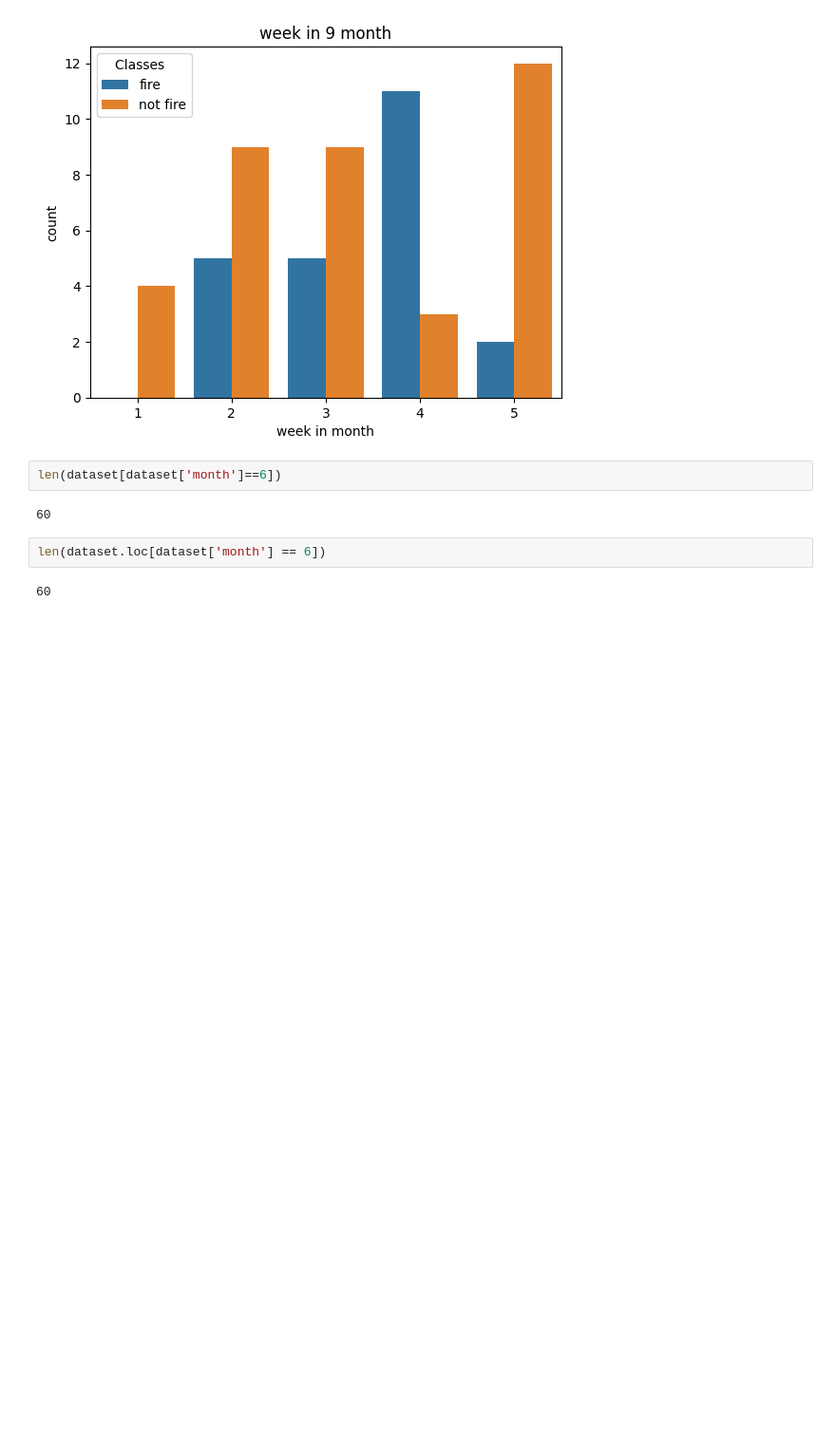
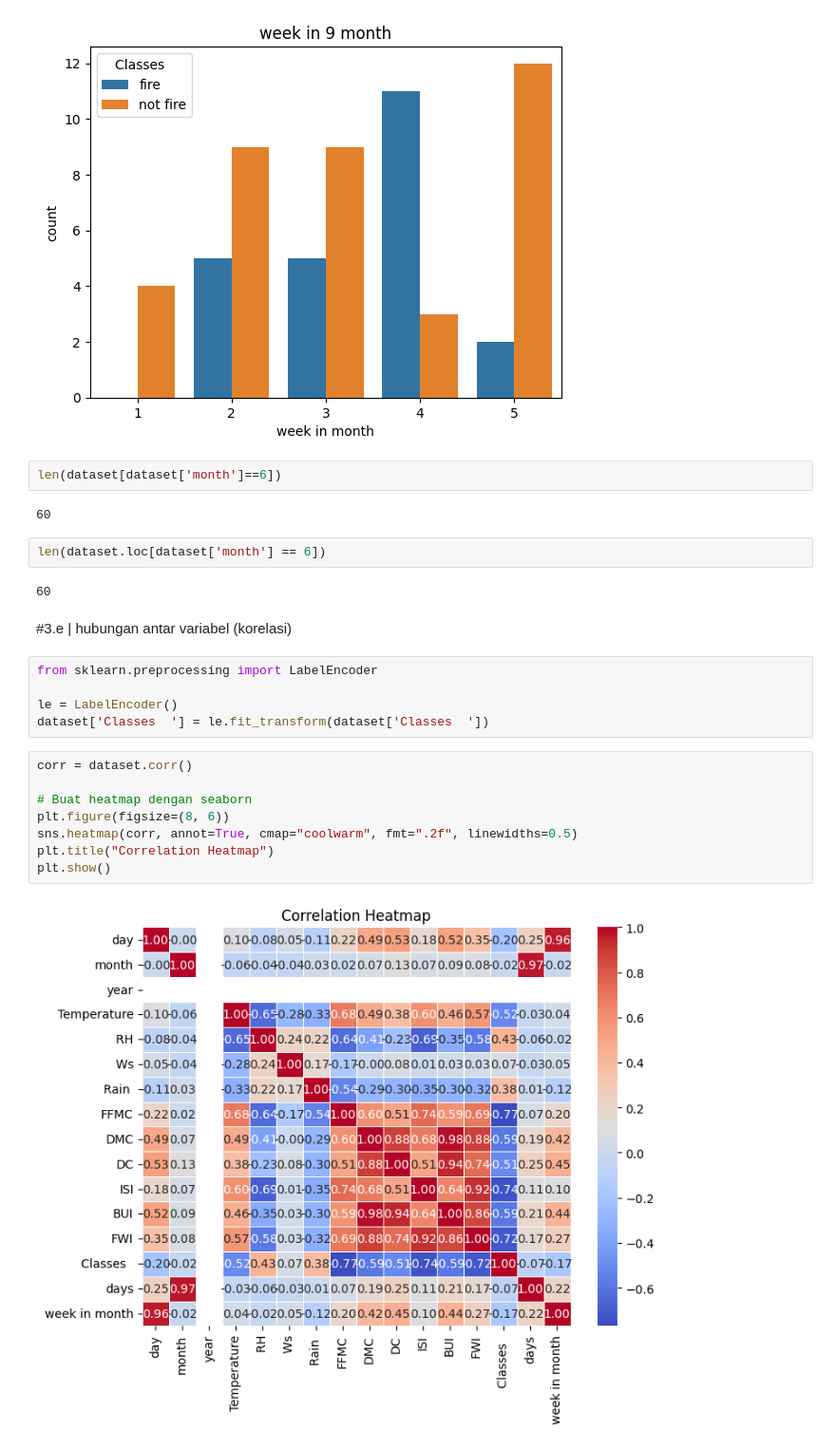
Before and after one commit to inikanipp/Algerian_Forest_Fires_Classification_Prediction, a Jupyter notebook: model/random_forest_classification.ipynb, the cells around one changed output. Shown: that part at 95% size. Cells and saved outputs as stored; diff of their text form; blank space fills up the shorter version.

Commit message:
add : correlation map

```diff
--- a/model/random_forest_classification.ipynb
+++ b/model/random_forest_classification.ipynb
@@ -267,3 +264,20 @@ len(dataset[dataset['month']==6])
 len(dataset.loc[dataset['month'] == 6])
 # %% [output]
 60
+# %% [markdown]
+#3.e | hubungan antar variabel (korelasi)
+# %%
+from sklearn.preprocessing import LabelEncoder
+
+le = LabelEncoder()
+dataset['Classes  '] = le.fit_transform(dataset['Classes  '])
+# %%
+corr = dataset.corr()
+
+# Buat heatmap dengan seaborn
+plt.figure(figsize=(8, 6))
+sns.heatmap(corr, annot=True, cmap="coolwarm", fmt=".2f", linewidths=0.5)
+plt.title("Correlation Heatmap")
+plt.show()
+# %% [output]
+[figure, added]
```
Also changed, not shown: parts of 1 cell of this notebook.
